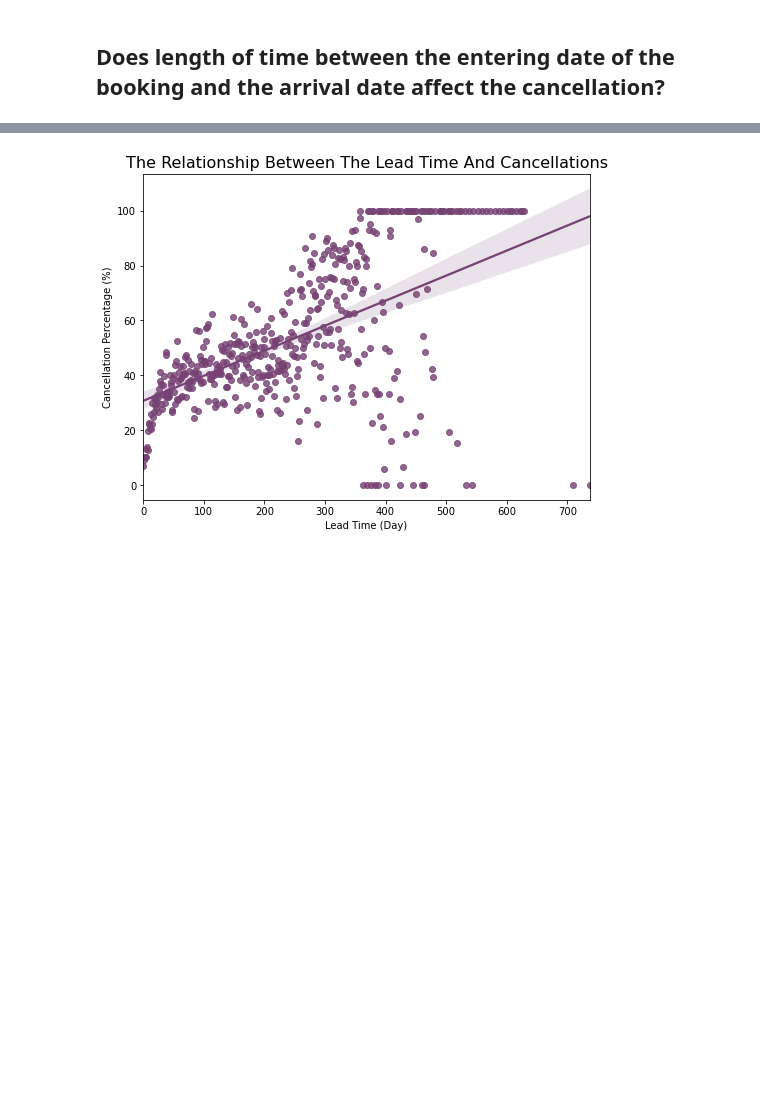
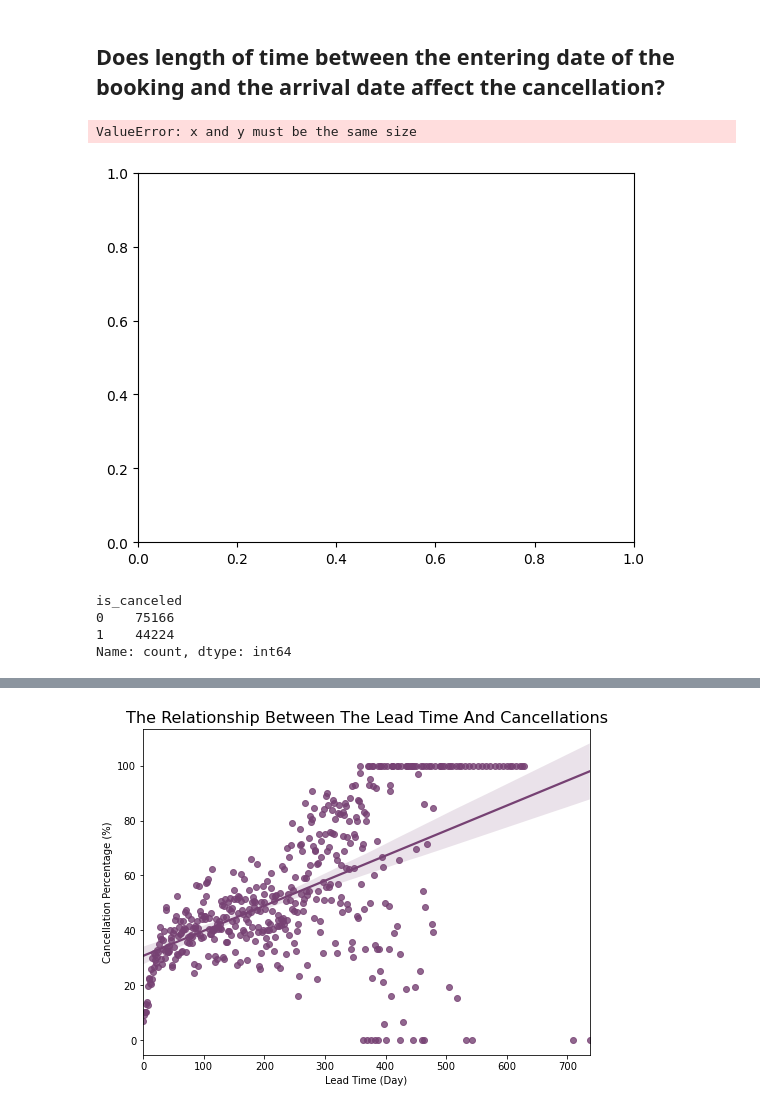
Before and after one commit to Tuwaiq-Data-Science-Bootcamp-V5/CV_and_GS-Lab1, a Jupyter notebook: CV_Assignment.ipynb, the cells around one changed output, grey strips where cells are left out. Saved outputs shown, nothing was run; the diff lists cells and outputs as text; code cells hidden in the pictures; blank space fills up the shorter version.

```diff
--- a/CV_Assignment.ipynb
+++ b/CV_Assignment.ipynb
@@ -114,2 +137,26 @@ df.describe(include='object')
 # %% [markdown]
 ## Does length of time between the entering date of the booking and the arrival date affect the cancellation?
+# %%
+# Extract the groups from the DataFrame
+groups = df.groupby(['previous_cancellations', 'is_canceled']).groups
+
+# Iterate through the groups and create scatter points
+for key, group in groups.items():
+    lead_time = df.loc[group, 'lead_time']
+    plt.scatter(lead_time, key)
+
+# Customize the plot
+plt.xlabel('Lead Time')
+plt.ylabel('Previous Cancellations - Is Canceled')
+plt.title('Scatter Plot of Lead Time vs. Previous Cancellations - Is Canceled')
+plt.show()
+# %% [output]
+ValueError: x and y must be the same size
+[figure, added]
+# %%
+df['is_canceled'].value_counts()
+# %% [output]
+is_canceled
+0    75166
+1    44224
+Name: count, dtype: int64
```
Also changed, not shown: parts of 32 cells of this notebook.
